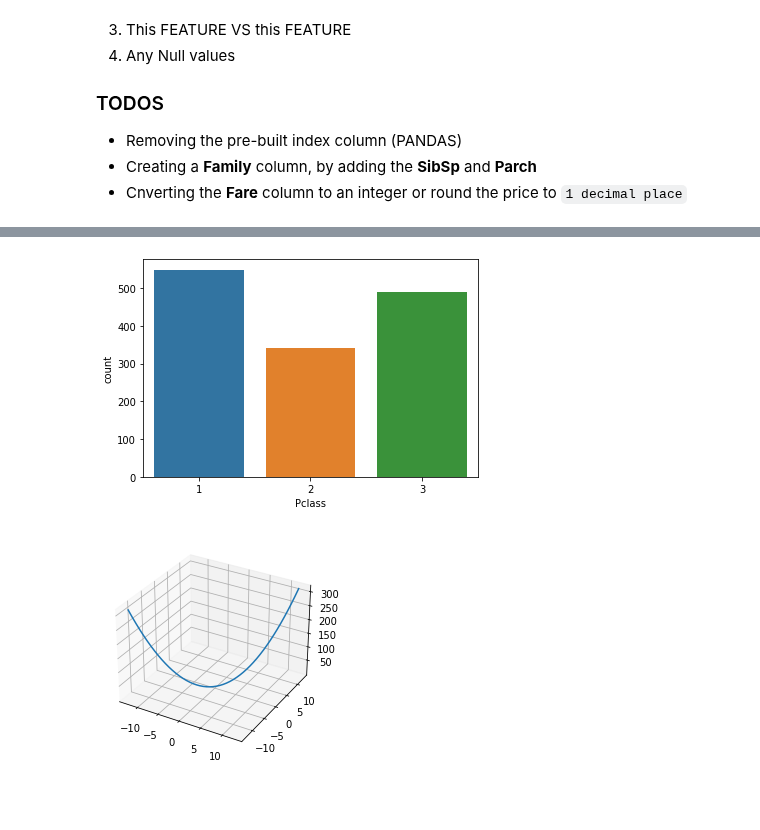
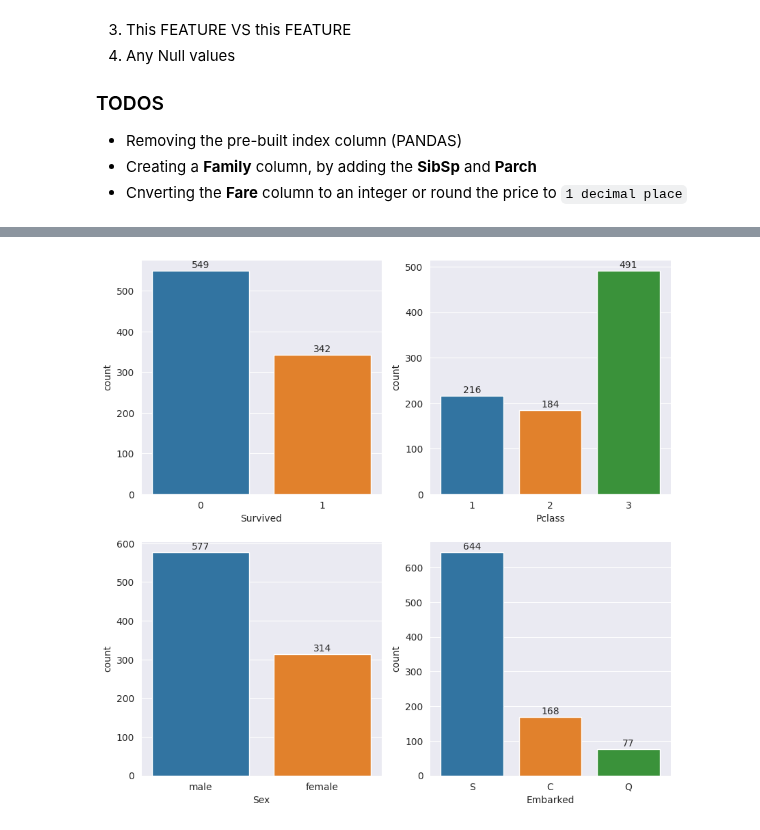
Before and after one commit to muhammadanas0716/Machine-Learning-101, a Jupyter notebook: Titanic - Machine Learning from Disaster/Project Notebook.ipynb, the cells around one changed output, grey strips where cells are left out. Cells and saved outputs as stored; diff of their text form; code cells hidden in the pictures; blank space fills up the shorter version.

```diff
--- a/Titanic - Machine Learning from Disaster/Project Notebook.ipynb
+++ b/Titanic - Machine Learning from Disaster/Project Notebook.ipynb
@@ -44,6 +44,7 @@ import numpy as np
 import pandas as pd
 import matplotlib.pyplot as plt
 import seaborn as sns
+sns.set_style("darkgrid")
 
 
 # PreProcessing
@@ -93,26 +94,16 @@ titanic_df.head()
 | 4 | 1 | 1 | Futrelle, Mrs. Jacques Heath (Lil... | female | 35.0 | 1 | 0 | 113803 | 53.1000 | C123 | ... |
 | 5 | 0 | 3 | Allen, Mr. William Henry | male | 35.0 | 0 | 0 | 373450 | 8.0500 | NaN | ... |
 # %%
-cols = ["Survived", "Pclass"]
-for i in cols:
-    sns.countplot(data = titanic_df, x=i)
+# Get the count of the needed columns
+fig, axes = plt.subplots(2, 2, figsize=(10, 10), dpi=100)
+sns.countplot(data=titanic_df, x="Survived", ax=axes[0,0])
+sns.countplot(data=titanic_df, x="Pclass", ax=axes[0, 1])
+sns.countplot(data=titanic_df, x="Sex", ax=axes[1, 0])
+sns.countplot(data=titanic_df, x="Embarked", ax=axes[1, 1])
+
+for ax in axes.flat:
+    ax.bar_label(ax.containers[0],label_type='edge', padding=1)
+    ax.margins(x=0.05)
+plt.show()
 # %% [output]
-[figure, old version]
+[figure, new version]
-# %%
-import numpy as np
-
-x = np.linspace(-4*np.pi,4*np.pi,50)
-
-y = np.linspace(-4*np.pi,4*np.pi,50)
-
-z = x**2 + y**2
-
-fig = plt.figure()
-
-ax = fig.add_subplot(111, projection='3d')
-
-ax.plot(x,y,z)
-
-plt.show()
-# %% [output]
-[figure, removed]
```
Also changed, not shown: parts of 2 cells of this notebook.
